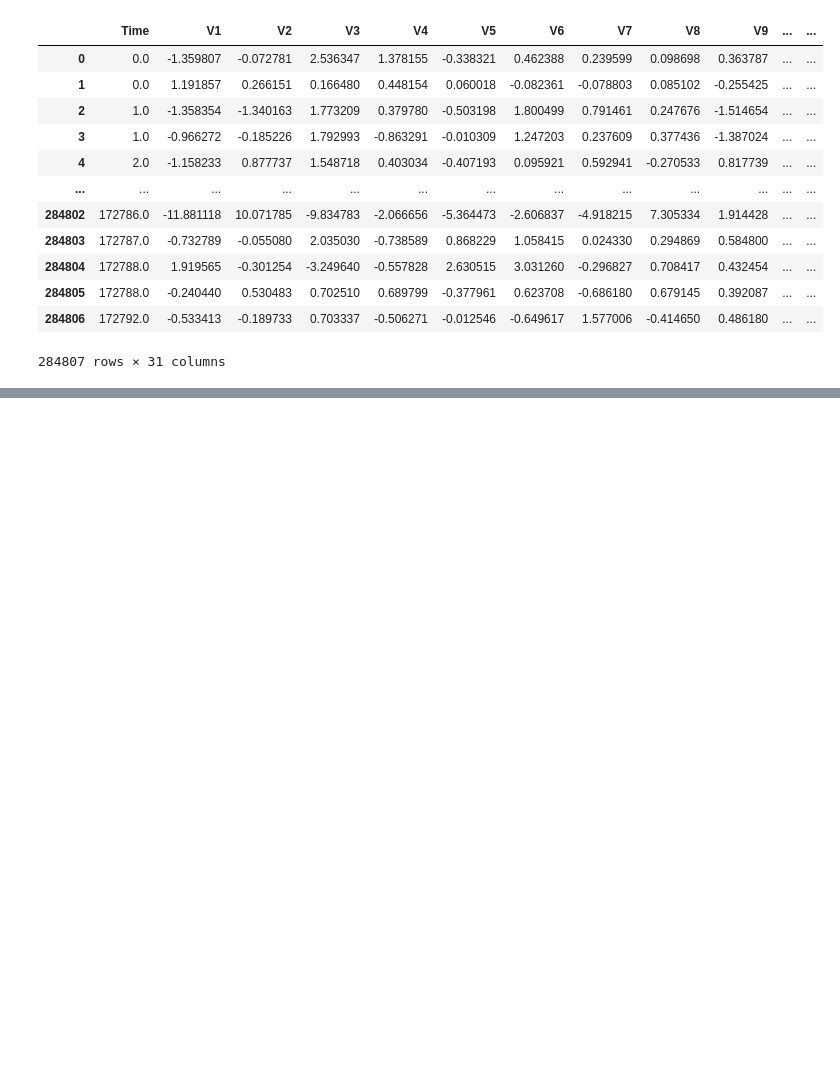
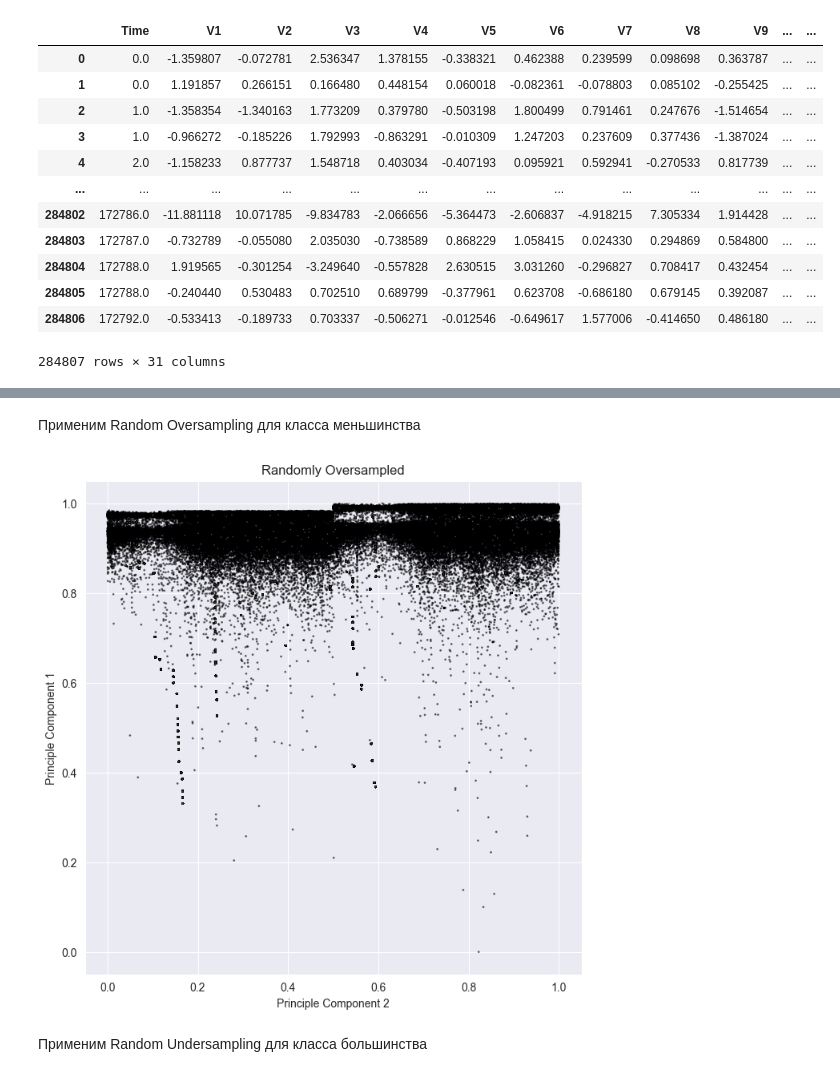
Before and after one commit to KirillPogranichny/ml-fefu-course, a Jupyter notebook: XGBoost.ipynb, the cells around one changed output, grey strips where cells are left out. Cells and saved outputs as stored; diff of their text form; code cells hidden in the pictures; blank space fills up the shorter version.

```diff
--- a/XGBoost.ipynb
+++ b/XGBoost.ipynb
@@ -40,0 +79,19 @@ display(df)
+# %% [markdown]
+Применим Random Oversampling для класса меньшинства
+# %%
+ros = RandomOverSampler(random_state=0)
+X_train_ros, y_train_ros = ros.fit_resample(X_train, y_train)
+# %%
+def plot_data(X, y, ax, title):
+    ax.scatter(X[:, 0], X[:, 1], c=y, alpha=0.5, s = 1, edgecolor=(0,0,0,0.5))
+    ax.set_ylabel('Principle Component 1')
+    ax.set_xlabel('Principle Component 2')
+    if title is not None:
+        ax.set_title(title)
+
+fig,ax = plt.subplots(figsize=(8, 8))
+plot_data(X_train_ros, y_train_ros, ax, title='Randomly Oversampled')
+# %% [output]
+[figure, added]
+# %% [markdown]
+Применим Random Undersampling для класса большинства
```
Also changed, not shown: parts of 8 cells of this notebook, 1 other file.
